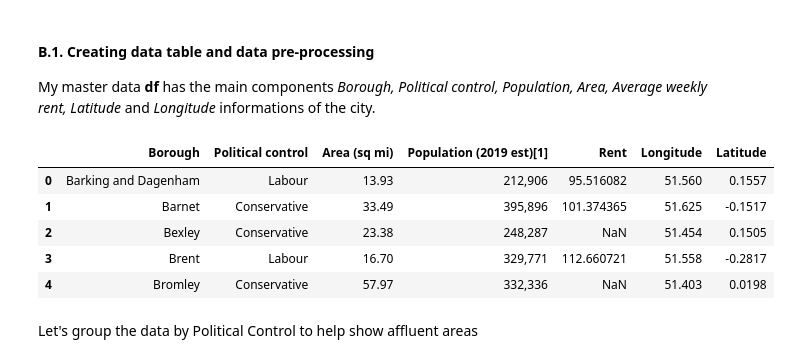
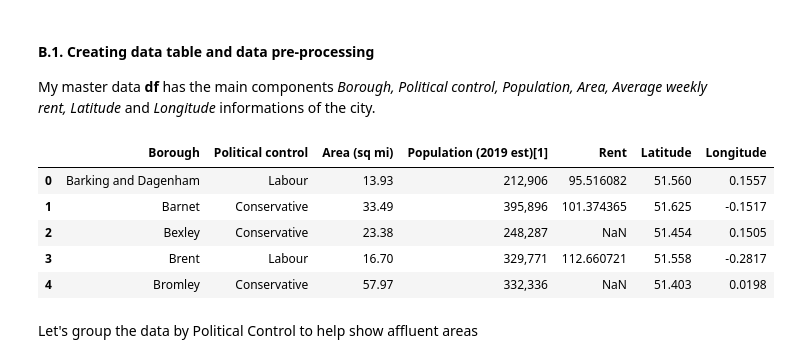
Before and after one commit to mattspooner1/Coursera_Capstone, a Jupyter notebook: London_venue_project.ipynb, the cells around one changed output. Saved outputs shown, nothing was run; the diff lists cells and outputs as text; code cells hidden in the pictures.

```diff
--- a/London_venue_project.ipynb
+++ b/London_venue_project.ipynb
@@ -43,9 +42,9 @@ SyntaxError: invalid syntax (<ipython-input-100-7fbce2a54a71>, line 13)
 My master data **df** has the main components *Borough, Political control, Population, Area, Average weekly rent, Latitude* and *Longitude* informations of the city.
 # %%
 df = pd.read_csv("London_borough_df.csv")
-df.head()
+df.head(5)
 # %% [output]
-|  | Borough | Political control | Area (sq mi) | Population (2019 est)[1] | Rent | Longitude | Latitude |
+|  | Borough | Political control | Area (sq mi) | Population (2019 est)[1] | Rent | Latitude | Longitude |
 | 0 | Barking and Dagenham | Labour | 13.93 | 212,906 | 95.516082 | 51.560 | 0.1557 |
 | 1 | Barnet | Conservative | 33.49 | 395,896 | 101.374365 | 51.625 | -0.1517 |
 | 2 | Bexley | Conservative | 23.38 | 248,287 | NaN | 51.454 | 0.1505 |
```
Also changed, not shown: parts of 64 cells of this notebook.
